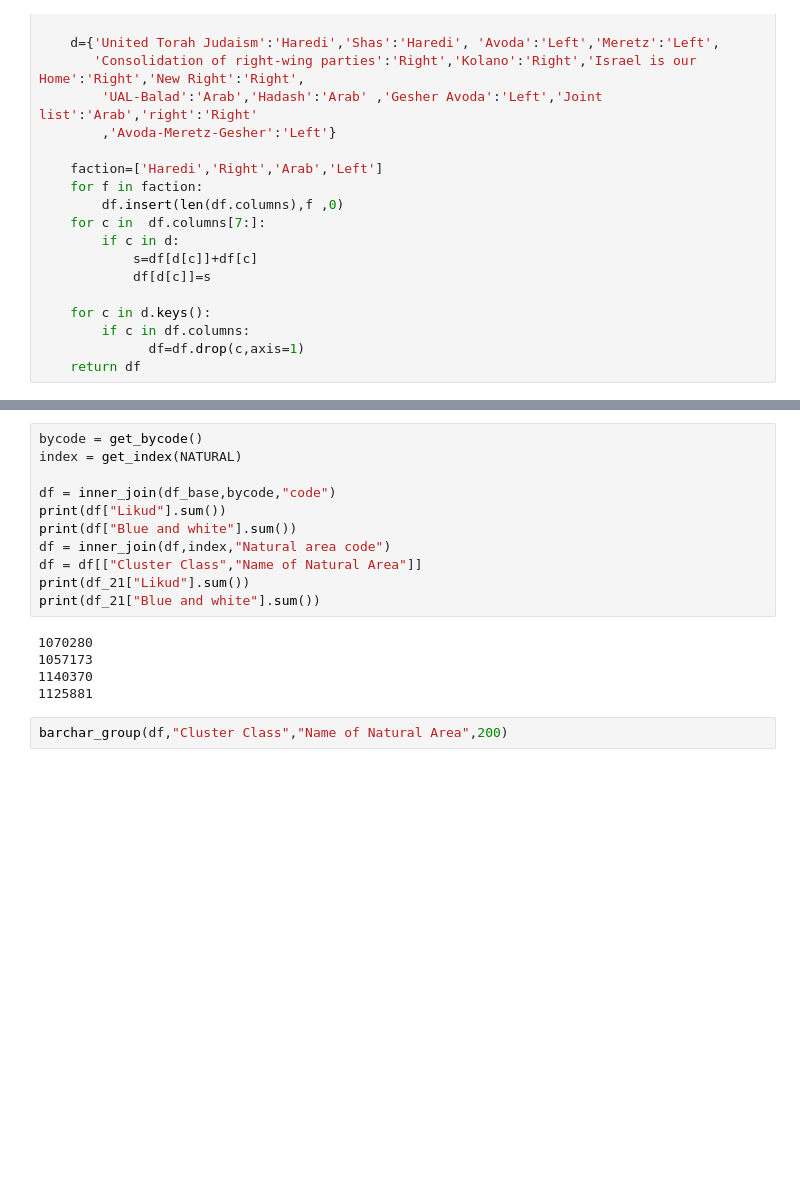
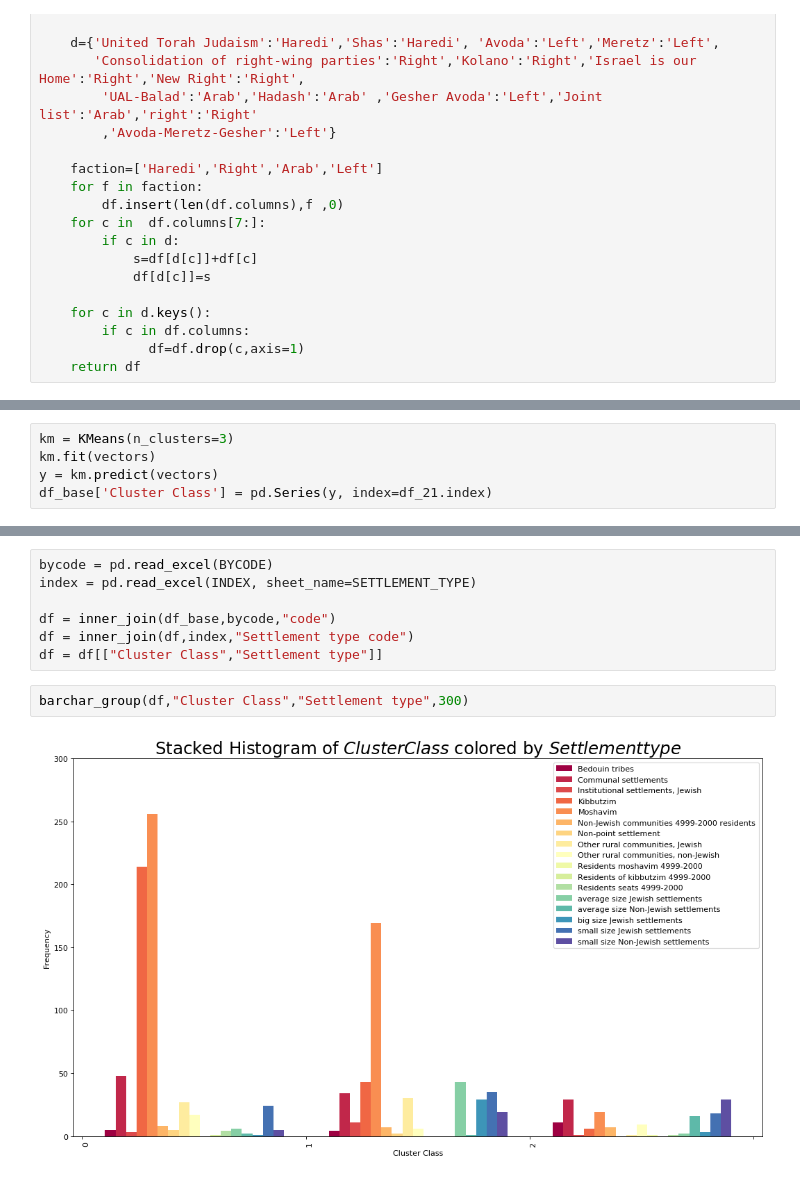
Before and after one commit to gabi939/elections, a Jupyter notebook: elections.ipynb, the cells around one changed output, grey strips where cells are left out. Drawn from its saved outputs; the diff is of its cells as text; blank space fills up the shorter version.

```diff
--- a/elections.ipynb
+++ b/elections.ipynb
@@ -200,3 +173,8 @@ df_base['Cluster Class'] = pd.Series(y, index=df_21.index)
+# %%
+km = KMeans(n_clusters=3)
+km.fit(vectors)
+y = km.predict(vectors)
+df_base['Cluster Class'] = pd.Series(y, index=df_21.index)
 # %%
 plt.figure(figsize=(20,10))
 plt.subplot(221)
@@ -205,18 +186,11 @@ plt.title("Incorrect Number of Blobs")
-# %%
-bycode = get_bycode()
-index = get_index(NATURAL)
-
-df = inner_join(df_base,bycode,"code")
-print(df["Likud"].sum())
-print(df["Blue and white"].sum())
-df = inner_join(df,index,"Natural area code")
-df = df[["Cluster Class","Name of Natural Area"]]
-print(df_21["Likud"].sum())
-print(df_21["Blue and white"].sum())
-# %% [output]
-1070280
-1057173
-1140370
-1125881
+# %%
+bycode = pd.read_excel(BYCODE)
+index = pd.read_excel(INDEX, sheet_name=SETTLEMENT_TYPE)
+
+df = inner_join(df_base,bycode,"code")
+df = inner_join(df,index,"Settlement type code")
+df = df[["Cluster Class","Settlement type"]]
 # %%
-barchar_group(df,"Cluster Class","Name of Natural Area",200)
+barchar_group(df,"Cluster Class","Settlement type",300)
+# %% [output]
+[figure, added]
```
Also changed, not shown: parts of 24 cells of this notebook, 2 other files.
